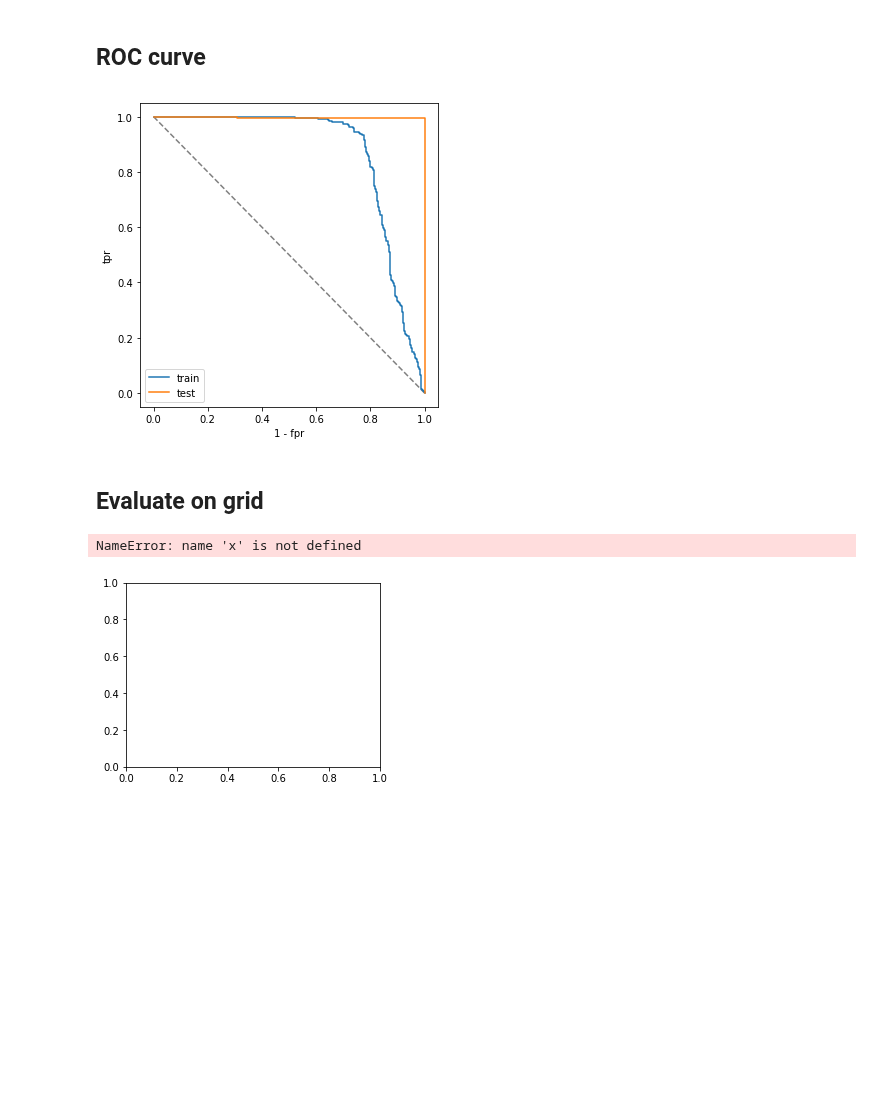
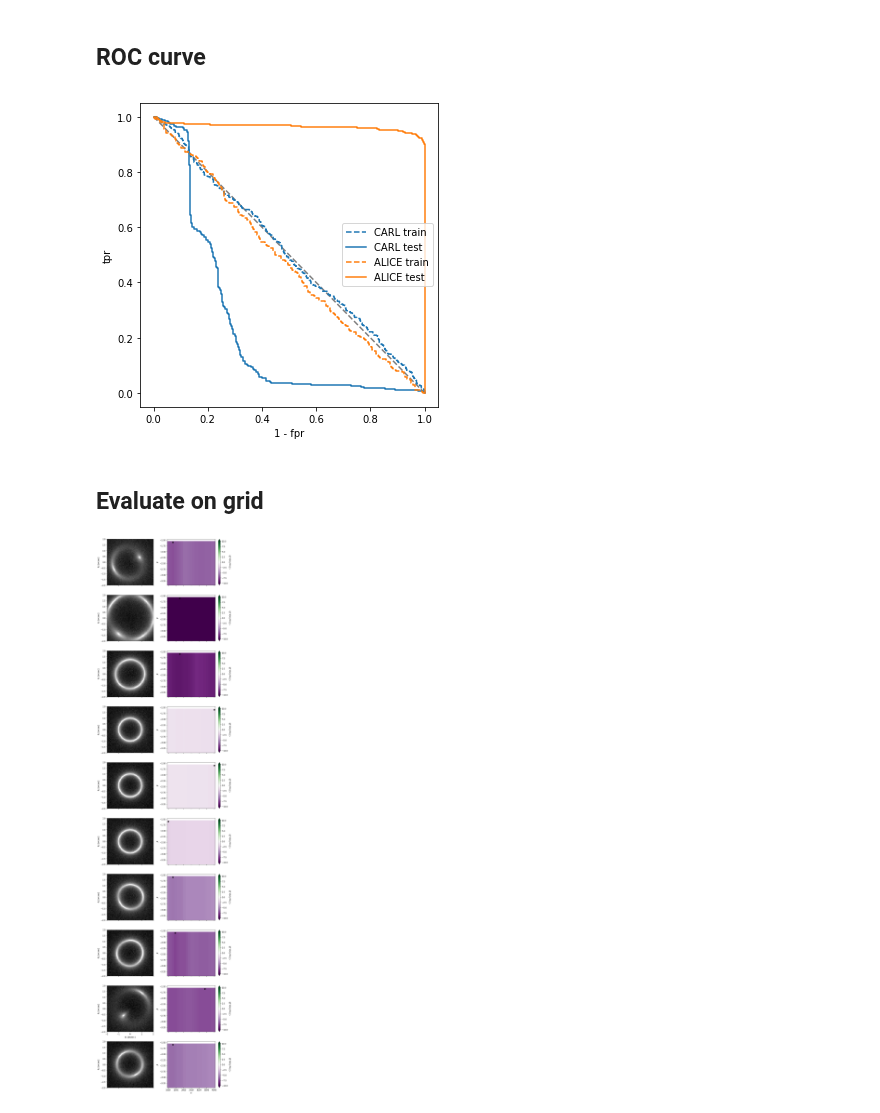
Before and after one commit to smsharma/mining-for-substructure-lens, a Jupyter notebook: notebooks/evaluate.ipynb, the cells around one changed output. Cells and saved outputs as stored; diff of their text form; code cells hidden in the pictures; blank space fills up the shorter version.

```diff
--- a/notebooks/evaluate.ipynb
+++ b/notebooks/evaluate.ipynb
@@ -63,8 +69,10 @@ fpr_test, tpr_test, _ = roc_curve(y_test, s_test)
 fig = plt.figure(figsize=(5,5))
 
 plt.plot([0.,1.], [1.,0.], ls="--", c="0.5")
-plt.plot(1. - fpr_train, tpr_train, label="train")
-plt.plot(1. - fpr_test, tpr_test, label="test")
+plt.plot(1. - fpr_train_carl, tpr_train_carl, c="C0", ls="--", label="CARL train")
+plt.plot(1. - fpr_test_carl, tpr_test_carl, c="C0", ls="-", label="CARL test")
+plt.plot(1. - fpr_train_alice, tpr_train_alice, c="C1", ls="--", label="ALICE train")
+plt.plot(1. - fpr_test_alice, tpr_test_alice, c="C1", ls="-", label="ALICE test")
 
 plt.legend()
 
@@ -74,14 +82,14 @@ plt.ylabel("tpr")
 plt.tight_layout()
 plt.show()
 # %% [output]
-[figure, old version]
+[figure, new version]
 # %% [markdown]
 ## Evaluate on grid
 # %%
-grid_res = 10
+grid_res = 21
 
-alpha_test = np.linspace(500., 1500., grid_res)
-beta_test = np.linspace(-1.5, -2.3, grid_res)
+alpha_test = np.linspace(1000., 4000., grid_res)
+beta_test = np.linspace(-1.6, -3.4, grid_res)
 
 theta0, theta1 = np.meshgrid(alpha_test, beta_test)
 theta_grid = np.vstack((theta0.flatten(), theta1.flatten())).T
@@ -104,22 +112,22 @@ for i in [9,0,1,2,3,4,5,6,7,8]:
         ax = plt.subplot(10, 2, i*2+1, sharex=ax_left)
 
     plt.imshow(
-        np.log10(x[i]),
+        np.log10(x_test[i]),
         vmax=3.5,
         cmap='gist_gray',
         extent=(-2.,2.,-2.,2.),
         origin="lower"
     )
-    sc = plt.scatter(
-        pos_subs[i][:,0],
-        pos_subs[i][:,1],
-        s=50.,
-        c=np.log10(m_subs[i][:]),
-        cmap="plasma",
-        vmin=2.,
-        vmax=5.,
-    )
-    cbar = plt.colorbar(sc)
+    #sc = plt.scatter(
+    #    pos_subs[i][:,0],
+    #    pos_subs[i][:,1],
+    #    s=50.,
+    #    c=np.log10(m_subs[i][:]),
+    #    cmap="plasma",
+    #    vmin=2.,
+    #    vmax=5.,
+    #)
+    #cbar = plt.colorbar(sc)
 
     plt.xlim(-2.,2.)
     plt.ylim(-2.,2.)
@@ -129,7 +137,7 @@ for i in [9,0,1,2,3,4,5,6,7,8]:
     else:
         plt.setp(plt.gca().get_xticklabels(), visible=False)
     plt.ylabel(r"$\theta_y$ [arcsec]")
-    cbar.set_label(r'$\log_{10} [M_{sub} / 10^7 M_S]$')
+    #cbar.set_label(r'$\log_{10} [M_{sub} / 10^7 M_S]$')
 
 
 
@@ -142,34 +150,33 @@ for i in [9,0,1,2,3,4,5,6,7,8]:
 
     nllr_ = nllr[:, i]
 
     best_fit = theta_grid[np.argmin(nllr_)]
-    cmin, cmax = -5., 5.  # np.min(nllr_), np.max(nllr_)
+    cmin, cmax = -10., 10.  # np.min(nllr_), np.max(nllr_)
 
     bin_size = alpha_test[1] - alpha_test[0]
     alpha_edges = np.linspace(alpha_test[0] - bin_size/2, alpha_test[-1] + bin_size/2, grid_res + 1)
     bin_size = beta_test[1] - beta_test[0]
     beta_edges = np.linspace(beta_test[0] - bin_size/2, beta_test[-1] + bin_size/2, grid_res + 1)
 
     pcm = ax.pcolormesh(
         alpha_edges,
         beta_edges,
         nllr_.reshape((grid_res, grid_res)),
         norm=matplotlib.colors.Normalize(vmin=cmin, vmax=cmax),
         cmap='PRGn'
     )
     cbar = fig.colorbar(pcm, ax=ax, extend='both')
 
     plt.scatter(best_fit[0], best_fit[1], s=80., color='black', marker='*')
 
     if i == 9:
         plt.xlabel(r'$\alpha$')
     else:
         plt.setp(plt.gca().get_xticklabels(), visible=False)
     plt.ylabel(r'$\beta$')
     cbar.set_label(r'$-2\; \log \;\hat{r}(x | \alpha, \beta)$')
 
 plt.tight_layout()
-plt.savefig("carl_predictions.pdf")
+plt.savefig("alice_predictions.pdf")
 # %% [output]
-NameError: name 'x' is not defined
-[figure, old version]
+[figure, new version]
```
Also changed, not shown: parts of 9 cells of this notebook, 5 other files.
